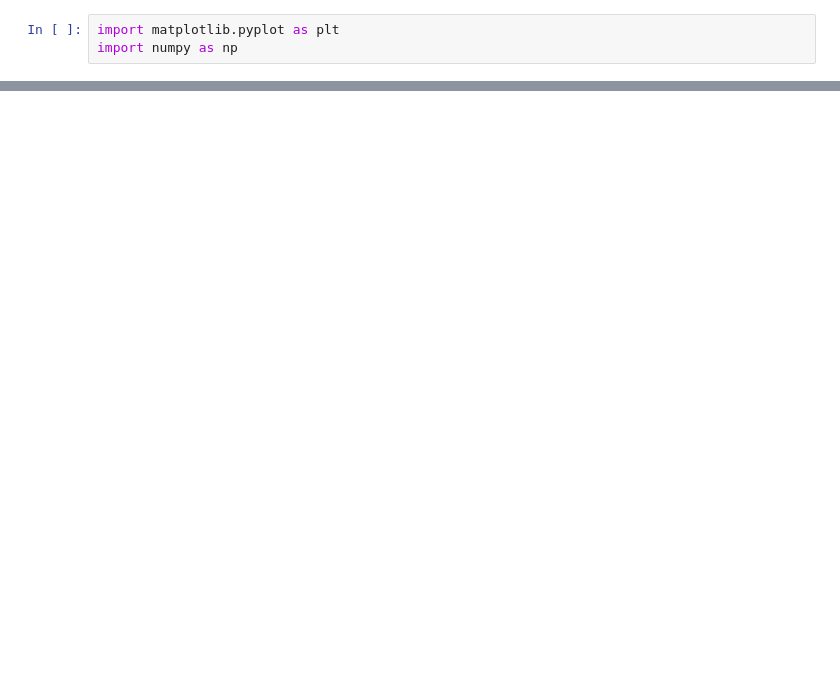
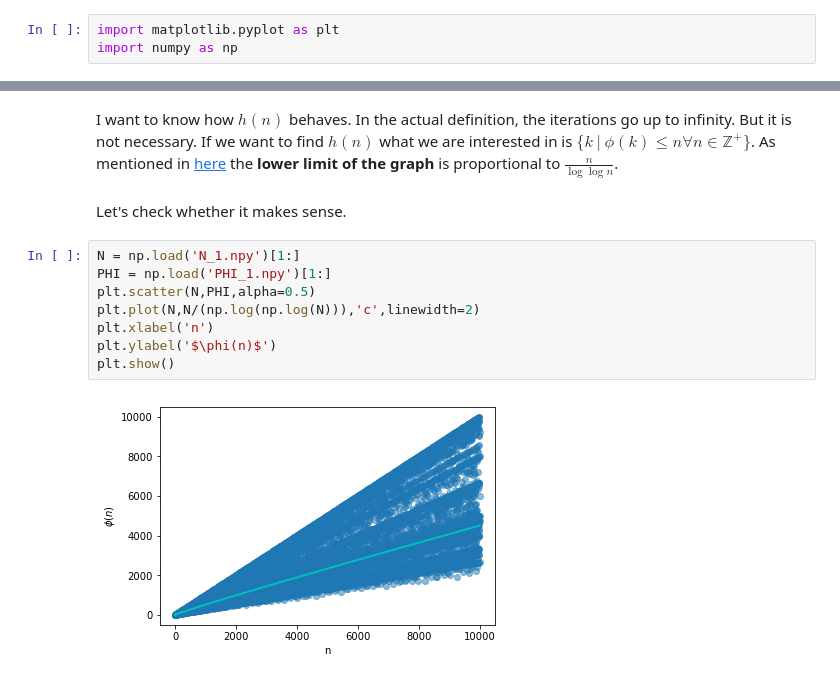
Before and after one commit to aquiire/math, a Jupyter notebook: h(n).ipynb, the cells around one changed output, grey strips where cells are left out. Cells and saved outputs as stored; diff of their text form; blank space fills up the shorter version.

```diff
--- a/h(n).ipynb
+++ b/h(n).ipynb
@@ -52,0 +90,14 @@ Let's draw the line connecting bottom part of that triangle like thing.
+# %% [markdown]
+I want to know how $h(n)$ behaves. In the actual definition, the iterations go up to infinity. But it is not necessary. If we want to find $h(n)$ what we are interested in is $\{k~|~\phi(k)\le n \forall n\in \mathbb{Z}^+\}$. As mentioned in [here](https://en.wikipedia.org/wiki/Euler's_totient_function#Some_values_of_the_function) the **lower limit of the graph** is proportional to $\frac{n}{\log\log n}$.
+# %% [markdown]
+Let's check whether it makes sense.
+# %%
+N = np.load('N_1.npy')[1:]
+PHI = np.load('PHI_1.npy')[1:]
+plt.scatter(N,PHI,alpha=0.5)
+plt.plot(N,N/(np.log(np.log(N))),'c',linewidth=2)
+plt.xlabel('n')
+plt.ylabel('$\phi(n)$')
+plt.show()
+# %% [output]
+[figure, added]
```
Also changed, not shown: parts of 20 cells of this notebook.
